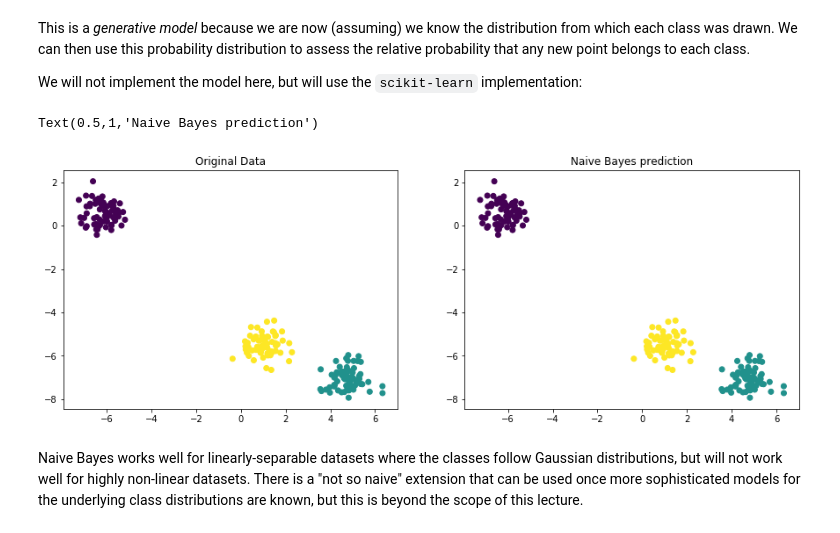
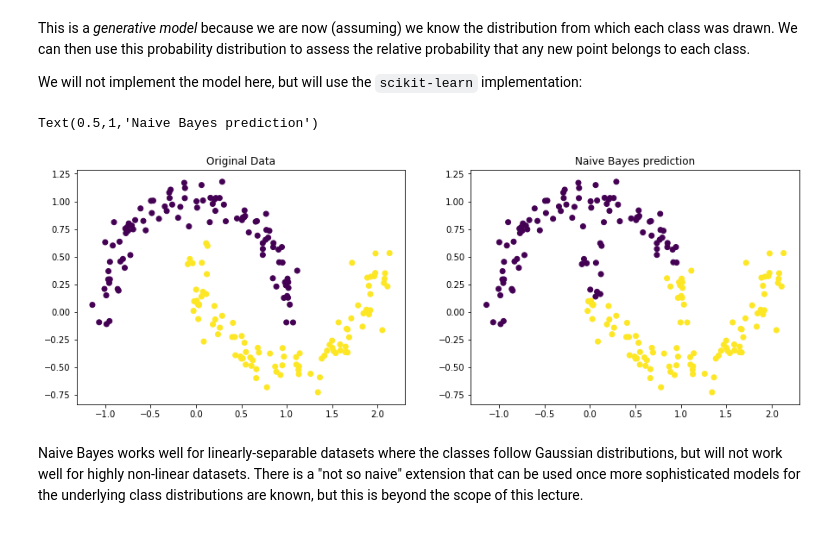
Before and after one commit to medford-group/data_analytics_ChE, a Jupyter notebook: 3-classification/lecture-alternate_classification_methods.ipynb, the cells around one changed output. Saved outputs shown, nothing was run; the diff lists cells and outputs as text; code cells hidden in the pictures.

```diff
--- a/3-classification/lecture-alternate_classification_methods.ipynb
+++ b/3-classification/lecture-alternate_classification_methods.ipynb
@@ -229,19 +229,20 @@ This is a *generative model* because we are now (assuming) we know the distribut
 We will not implement the model here, but will use the `scikit-learn` implementation:
 # %%
 from sklearn.naive_bayes import GaussianNB
-
+X = X_moons
+y = y_moons
 NB = GaussianNB()
 NB.fit(X, y)
 y_predict = NB.predict(X)
 
 fig, axes = plt.subplots(1,2, figsize=(15,5))
 axes[0].scatter(X[:,0], X[:,1], c=y)
 axes[0].set_title('Original Data')
-axes[1].scatter(X[:,0], X[:,1], c=y)
+axes[1].scatter(X[:,0], X[:,1], c=y_predict)
 axes[1].set_title('Naive Bayes prediction')
 # %% [output]
 Text(0.5,1,'Naive Bayes prediction')
-[figure, old version]
+[figure, new version]
 # %% [markdown]
 Naive Bayes works well for linearly-separable datasets where the classes follow Gaussian distributions, but will not work well for highly non-linear datasets. There is a "not so naive" extension that can be used once more sophisticated models for the underlying class distributions are known, but this is beyond the scope of this lecture.
 # %% [markdown]
```
Also changed, not shown: parts of 10 cells of this notebook, 17 other files.
